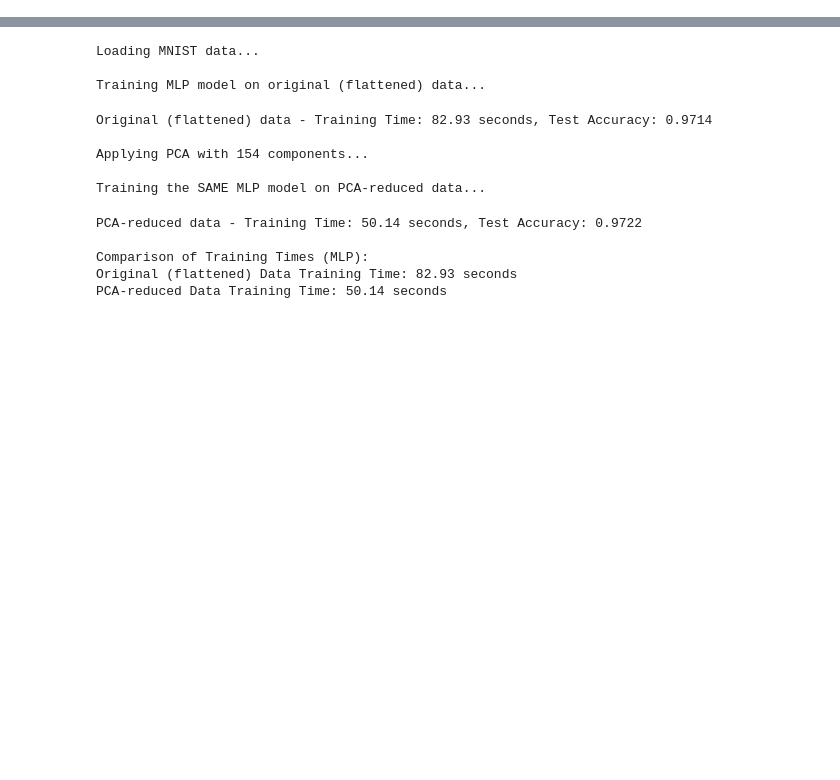
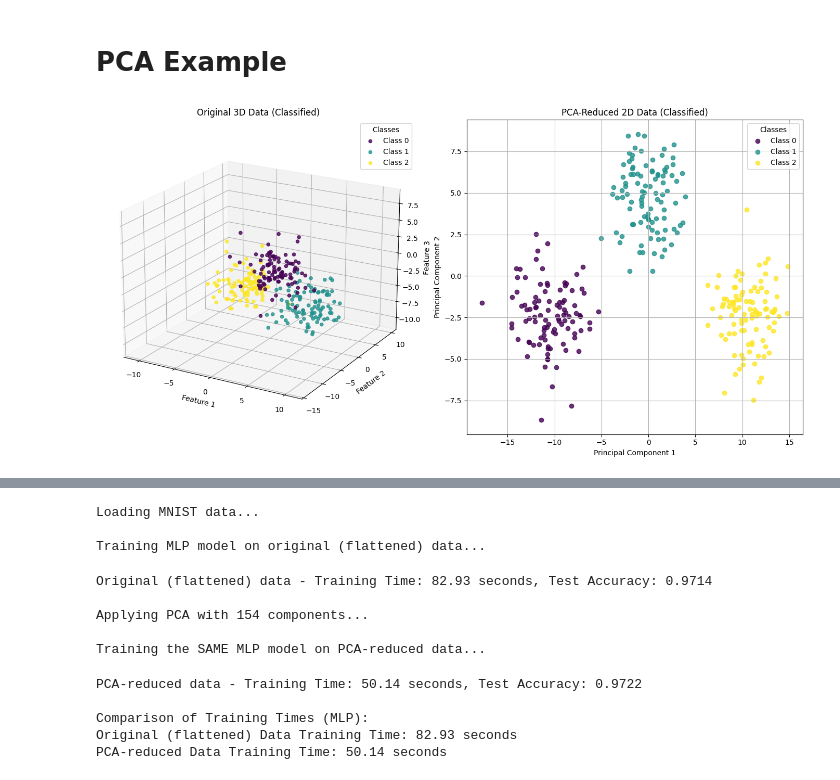
Before and after one commit to Eclipse-peach/pca-performance_mlp, a Jupyter notebook: PCA.ipynb, the cells around one changed output, grey strips where cells are left out. Saved outputs shown, nothing was run; the diff lists cells and outputs as text; code cells hidden in the pictures; blank space fills up the shorter version.

```diff
--- a/PCA.ipynb
+++ b/PCA.ipynb
@@ -1,2 +1,57 @@
 # %% [markdown]
 <a href="https://colab.research.google.com/github/Eclipse-peach/pca-performance_mlp/blob/main/PCA.ipynb" target="_parent"><img src="https://colab.research.google.com/assets/colab-badge.svg" alt="Open In Colab"/></a>
+# %% [markdown]
+# PCA Example
+# %%
+import numpy as np
+import matplotlib.pyplot as plt
+from sklearn.decomposition import PCA
+from sklearn.datasets import make_blobs
+from mpl_toolkits.mplot3d import Axes3D
+
+# Generate a 3D dataset with clear classifications (clusters)
+n_samples = 300
+n_features = 3
+n_centers = 3 # Number of distinct classes/clusters
+random_state = 10
+
+X, y = make_blobs(n_samples=n_samples, n_features=n_features, centers=n_centers,
+                  cluster_std=2.0, random_state=random_state)
+
+# Perform PCA to reduce to 2 dimensions
+pca = PCA(n_components=2)
+X_reduced = pca.fit_transform(X)
+
+# Get unique class labels for consistent plotting and legend
+unique_classes = np.unique(y)
+colors = plt.cm.viridis(np.linspace(0, 1, len(unique_classes))) # Use a colormap for distinct colors
+
+# Plotting the original 3D data with colors based on class and a legend
+fig = plt.figure(figsize=(14, 7))
+
+ax1 = fig.add_subplot(121, projection='3d')
+for i, class_label in enumerate(unique_classes):
+    ax1.scatter(X[y == class_label, 0], X[y == class_label, 1], X[y == class_label, 2],
+                color=colors[i], marker='o', alpha=0.8, label=f'Class {class_label}')
+ax1.set_title('Original 3D Data (Classified)')
+ax1.set_xlabel('Feature 1')
+ax1.set_ylabel('Feature 2')
+ax1.set_zlabel('Feature 3')
+ax1.view_init(elev=20, azim=-60)
+ax1.legend(title="Classes") # Add legend for classes
+
+# Plotting the PCA-reduced 2D data with colors based on class and a legend
+ax2 = fig.add_subplot(122)
+for i, class_label in enumerate(unique_classes):
+    ax2.scatter(X_reduced[y == class_label, 0], X_reduced[y == class_label, 1],
+                color=colors[i], marker='o', alpha=0.8, label=f'Class {class_label}')
+ax2.set_title('PCA-Reduced 2D Data (Classified)')
+ax2.set_xlabel('Principal Component 1')
+ax2.set_ylabel('Principal Component 2')
+ax2.grid(True)
+ax2.legend(title="Classes") # Add legend for classes
+
+plt.tight_layout()
+plt.show()
+# %% [output]
+[figure, added]
```
Also changed, not shown: parts of 3 cells of this notebook.
